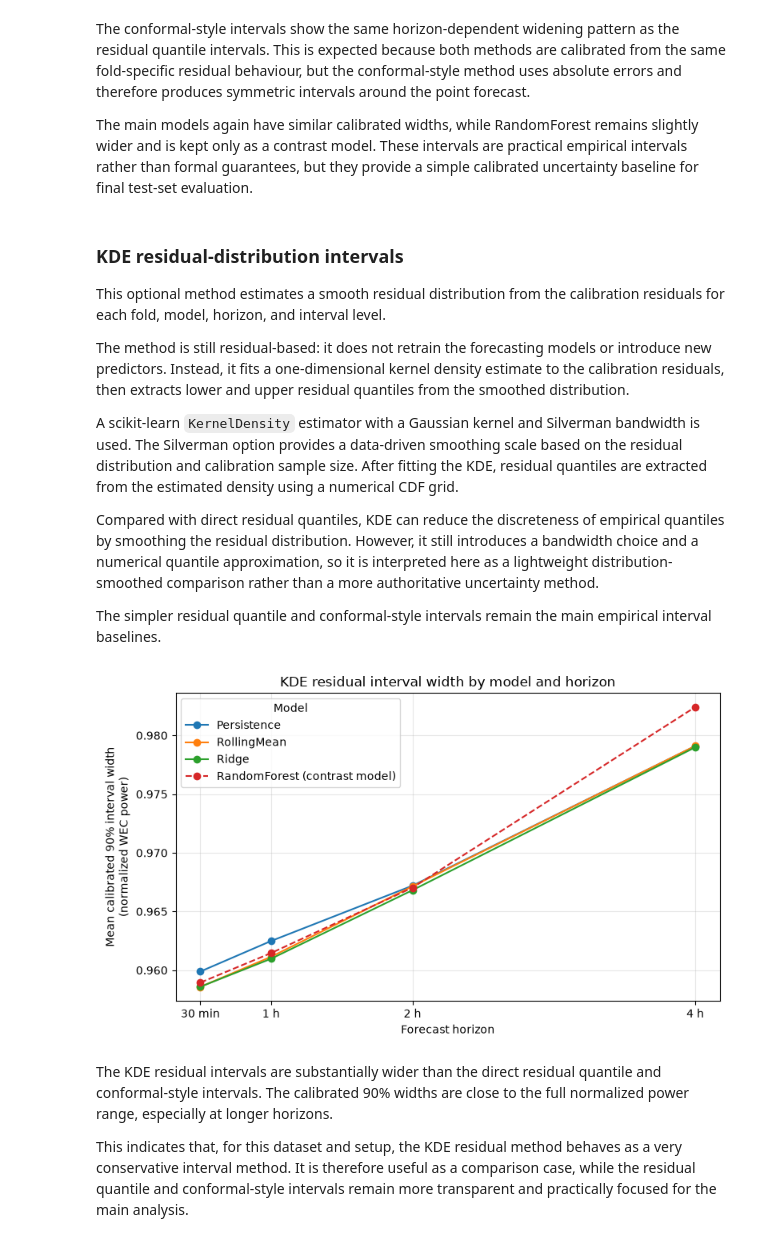
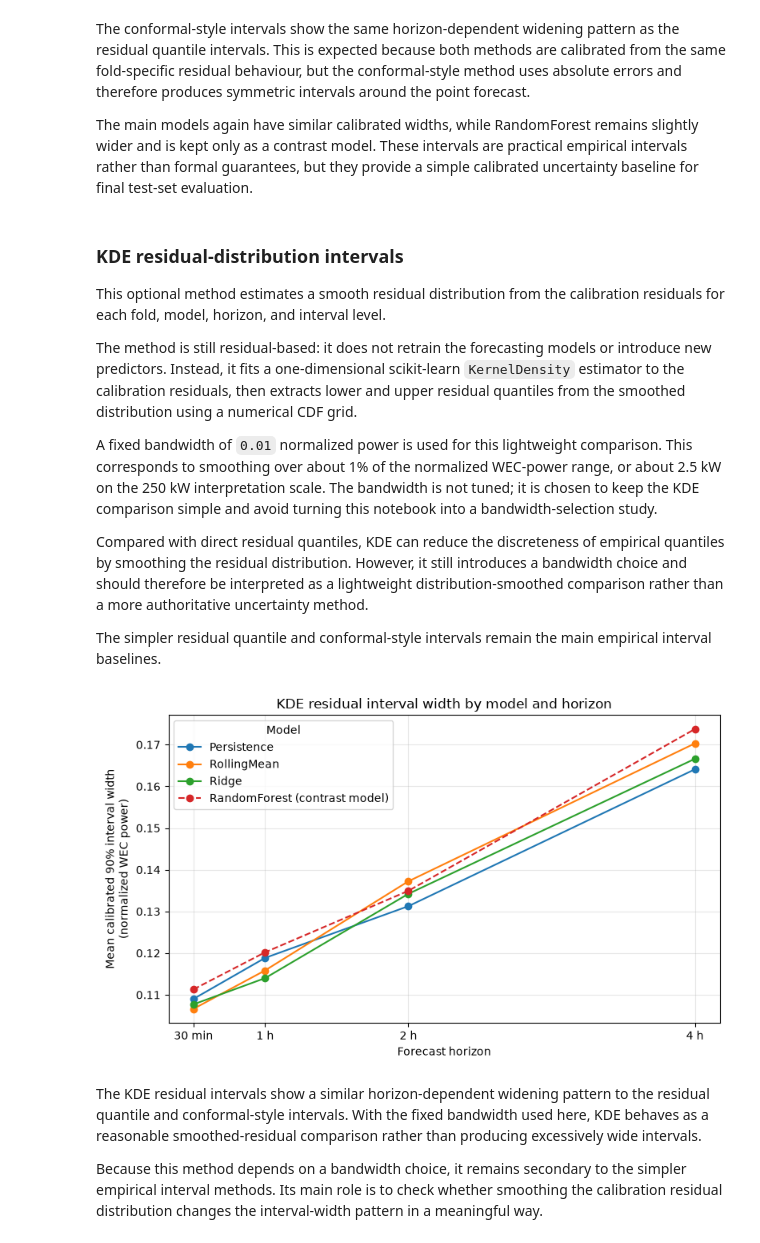
Before and after one commit to ChouaibB/wave-energy-forecasting-storage-ml, a Jupyter notebook: notebooks/04_prediction_intervals_uncertainty.ipynb, the cells around one changed output. Saved outputs shown, nothing was run; the diff lists cells and outputs as text; code cells hidden in the pictures.

Commit message:
choosing a reasonable bandwidth param 0.01 (1% of power norm; due to its 0-1 range) without tuning -> reasonable PI results

```diff
--- a/notebooks/04_prediction_intervals_uncertainty.ipynb
+++ b/notebooks/04_prediction_intervals_uncertainty.ipynb
@@ -605,11 +605,11 @@ The main models again have similar calibrated widths, while RandomForest remains
 
 This optional method estimates a smooth residual distribution from the calibration residuals for each fold, model, horizon, and interval level.
 
-The method is still residual-based: it does not retrain the forecasting models or introduce new predictors. Instead, it fits a one-dimensional kernel density estimate to the calibration residuals, then extracts lower and upper residual quantiles from the smoothed distribution.
+The method is still residual-based: it does not retrain the forecasting models or introduce new predictors. Instead, it fits a one-dimensional scikit-learn `KernelDensity` estimator to the calibration residuals, then extracts lower and upper residual quantiles from the smoothed distribution using a numerical CDF grid.
 
-A scikit-learn `KernelDensity` estimator with a Gaussian kernel and Silverman bandwidth is used. The Silverman option provides a data-driven smoothing scale based on the residual distribution and calibration sample size. After fitting the KDE, residual quantiles are extracted from the estimated density using a numerical CDF grid.
+A fixed bandwidth of `0.01` normalized power is used for this lightweight comparison. This corresponds to smoothing over about 1% of the normalized WEC-power range, or about 2.5 kW on the 250 kW interpretation scale. The bandwidth is not tuned; it is chosen to keep the KDE comparison simple and avoid turning this notebook into a bandwidth-selection study.
 
-Compared with direct residual quantiles, KDE can reduce the discreteness of empirical quantiles by smoothing the residual distribution. However, it still introduces a bandwidth choice and a numerical quantile approximation, so it is interpreted here as a lightweight distribution-smoothed comparison rather than a more authoritative uncertainty method.
+Compared with direct residual quantiles, KDE can reduce the discreteness of empirical quantiles by smoothing the residual distribution. However, it still introduces a bandwidth choice and should therefore be interpreted as a lightweight distribution-smoothed comparison rather than a more authoritative uncertainty method.
 
 The simpler residual quantile and conformal-style intervals remain the main empirical interval baselines.
 # %%
@@ -624,7 +624,7 @@ def kde_residual_quantiles(values, probs, grid_size=2048):
 
     values_2d = values.reshape(-1, 1)
 
-    kde = KernelDensity(kernel="gaussian", bandwidth="silverman")
+    kde = KernelDensity(kernel="gaussian", bandwidth=0.01)
     kde.fit(values_2d)
 
     bandwidth = getattr(kde, "bandwidth_", np.std(values))
@@ -731,35 +731,35 @@ for model in ALL_MODELS:
     linestyle = "--" if is_contrast else "-"
     label = f"{model} (contrast model)" if is_contrast else model
 
     ax.plot(
         model_df["horizon_hours"],
         model_df["mean_width_norm"],
         marker="o",
         linestyle=linestyle,
         label=label,
     )
 
 ax.set_title("KDE residual interval width by model and horizon")
 ax.set_xlabel("Forecast horizon")
 ax.set_ylabel(
     f"Mean calibrated {int(MAIN_INTERVAL_LEVEL * 100)}% interval width\n"
     "(normalized WEC power)"
 )
 ax.set_xticks(horizon_ticks["horizon_hours"])
 ax.set_xticklabels(horizon_ticks["horizon_label"])
 ax.grid(True, alpha=0.3)
 ax.legend(title="Model")
 
 fig.tight_layout()
 
 kde_residual_width_path = (
     FIGURES_DIR / "kde_residual_interval_width_by_model_horizon.png"
 )
 fig.savefig(kde_residual_width_path, dpi=200, bbox_inches="tight")
 plt.show()
 # %% [output]
-[figure, old version]
+[figure, new version]
 # %% [markdown]
-The KDE residual intervals are substantially wider than the direct residual quantile and conformal-style intervals. The calibrated 90% widths are close to the full normalized power range, especially at longer horizons.
+The KDE residual intervals show a similar horizon-dependent widening pattern to the residual quantile and conformal-style intervals. With the fixed bandwidth used here, KDE behaves as a reasonable smoothed-residual comparison rather than producing excessively wide intervals.
 
-This indicates that, for this dataset and setup, the KDE residual method behaves as a very conservative interval method. It is therefore useful as a comparison case, while the residual quantile and conformal-style intervals remain more transparent and practically focused for the main analysis.
+Because this method depends on a bandwidth choice, it remains secondary to the simpler empirical interval methods. Its main role is to check whether smoothing the calibration residual distribution changes the interval-width pattern in a meaningful way.
```
Also changed, not shown: 1 other file.
